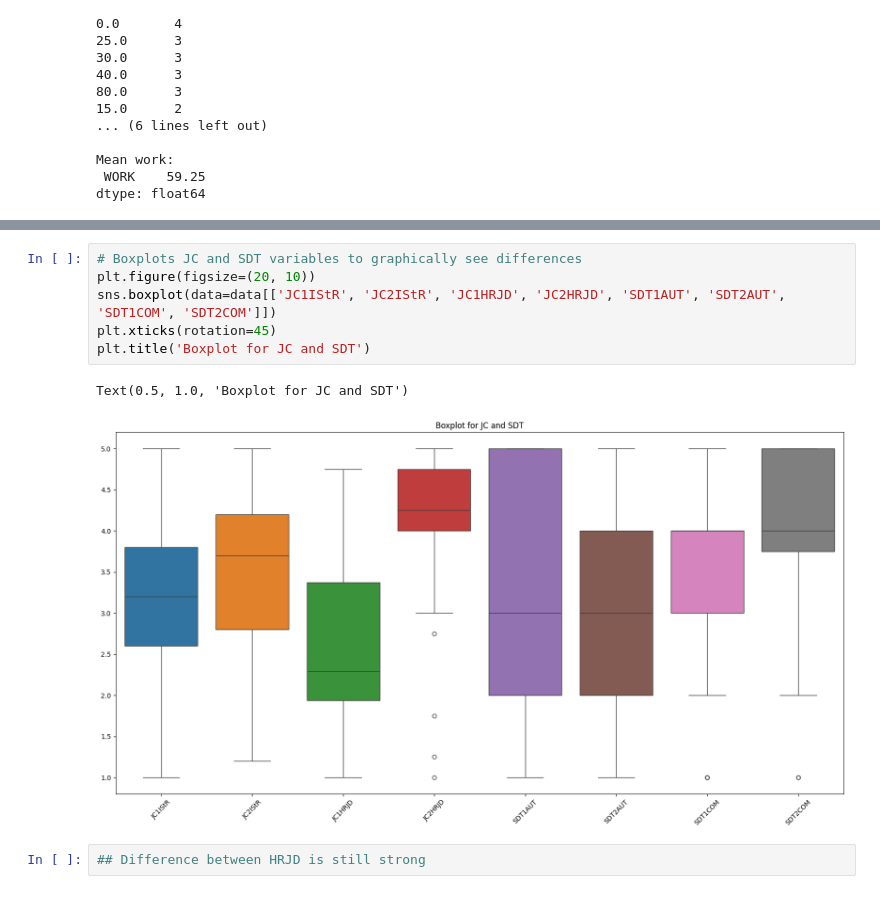
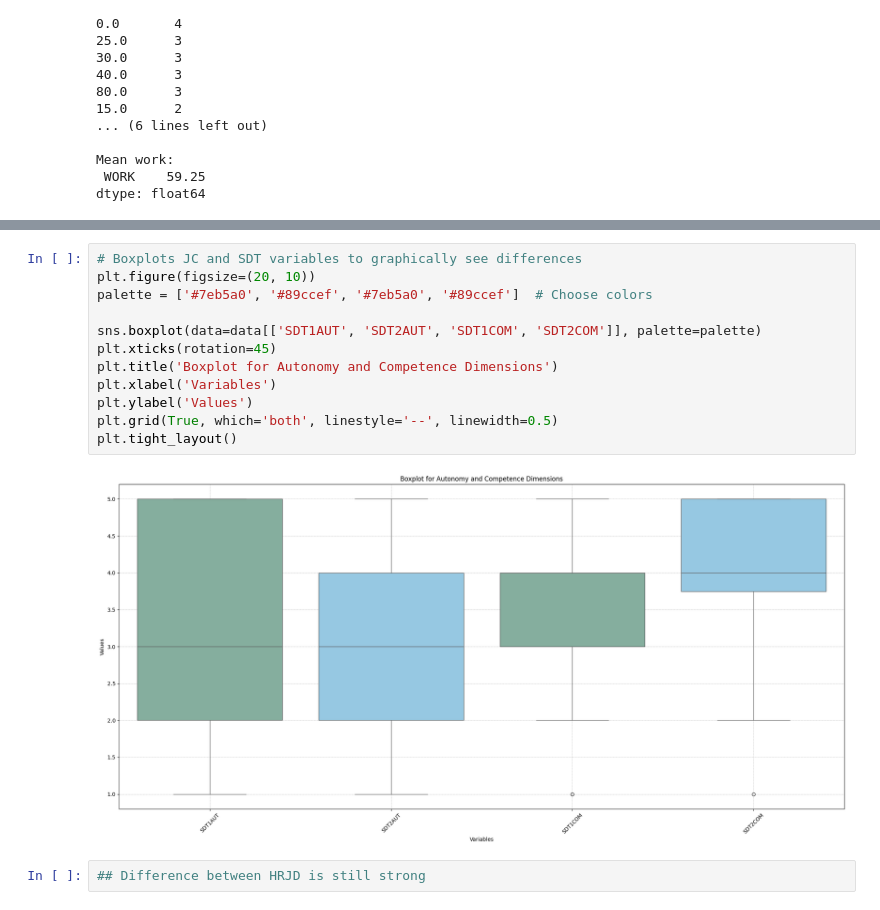
Before and after one commit to franci-03/DataAnalysis, a Jupyter notebook: 04_Analysis/descr-analysis.ipynb, the cells around one changed output, grey strips where cells are left out. Cells and saved outputs as stored; diff of their text form.

Commit message:
Final Push
Removal of sensible data and cleaning of code

```diff
--- a/04_Analysis/descr-analysis.ipynb
+++ b/04_Analysis/descr-analysis.ipynb
@@ -198,12 +246,17 @@ Text(0.5, 1.0, 'Work Distribution')
 # %%
 # Boxplots JC and SDT variables to graphically see differences
 plt.figure(figsize=(20, 10))
-sns.boxplot(data=data[['JC1IStR', 'JC2IStR', 'JC1HRJD', 'JC2HRJD', 'SDT1AUT', 'SDT2AUT', 'SDT1COM', 'SDT2COM']])
+palette = ['#7eb5a0', '#89ccef', '#7eb5a0', '#89ccef']  # Choose colors
+
+sns.boxplot(data=data[['SDT1AUT', 'SDT2AUT', 'SDT1COM', 'SDT2COM']], palette=palette)
 plt.xticks(rotation=45)
-plt.title('Boxplot for JC and SDT')
+plt.title('Boxplot for Autonomy and Competence Dimensions')
+plt.xlabel('Variables')
+plt.ylabel('Values')
+plt.grid(True, which='both', linestyle='--', linewidth=0.5)
+plt.tight_layout()
 # %% [output]
-Text(0.5, 1.0, 'Boxplot for JC and SDT')
-[figure, old version]
+[figure, new version]
 # %%
 ## Difference between HRJD is still strong
 # %%
```
Also changed, not shown: parts of 4 cells of this notebook, 17 other files.
